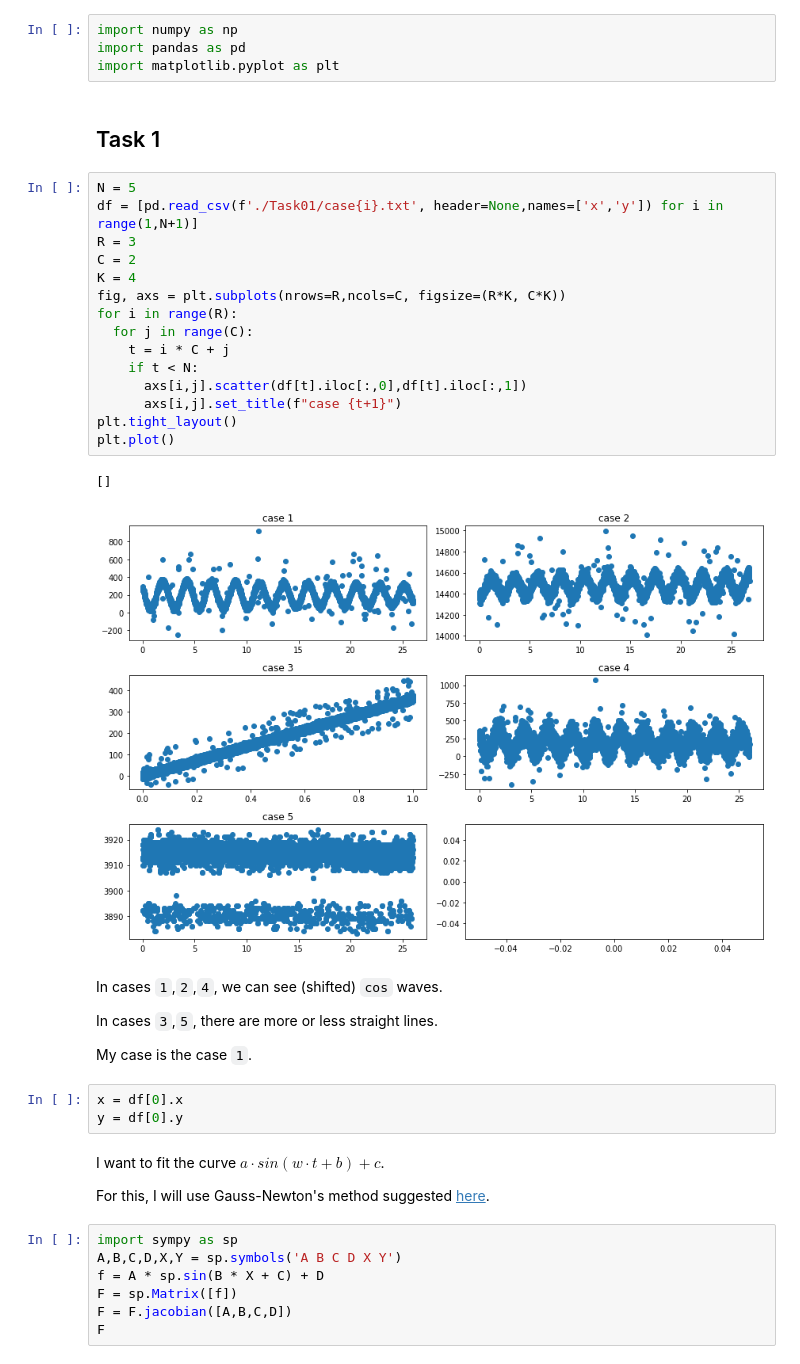
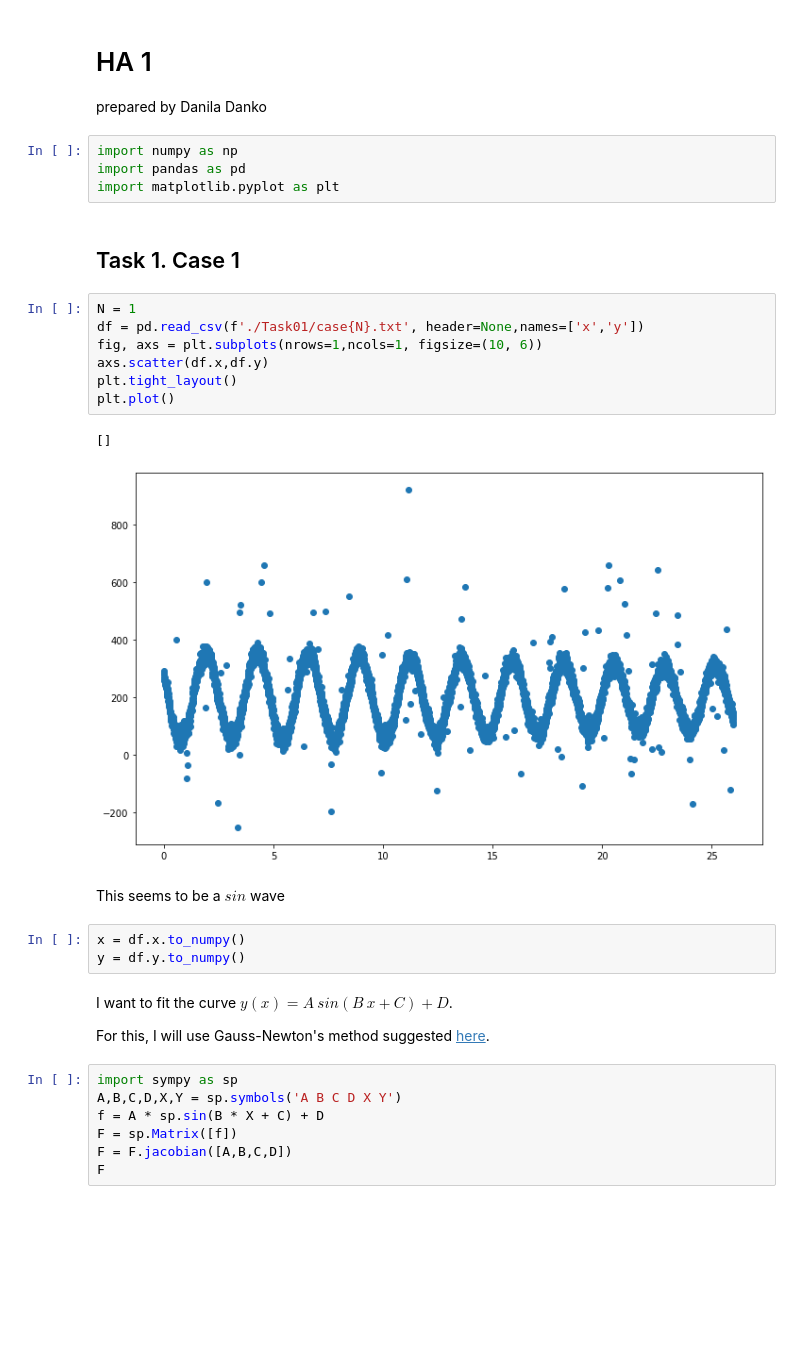
Before and after one commit to deemp/Innopolis, a Jupyter notebook: HA1/HA1.ipynb, the cells around one changed output. Drawn from its saved outputs; the diff is of its cells as text; blank space fills up the shorter version.

```diff
--- a/HA1/HA1.ipynb
+++ b/HA1/HA1.ipynb
@@ -1,38 +1,29 @@
+# %% [markdown]
+# HA 1
+prepared by Danila Danko
 # %%
 import numpy as np
 import pandas as pd
 import matplotlib.pyplot as plt
 # %% [markdown]
-## Task 1
+## Task 1. Case 1
 # %%
-N = 5
-df = [pd.read_csv(f'./Task01/case{i}.txt', header=None,names=['x','y']) for i in range(1,N+1)]
-R = 3
-C = 2
-K = 4
-fig, axs = plt.subplots(nrows=R,ncols=C, figsize=(R*K, C*K))
-for i in range(R):
-  for j in range(C):
-    t = i * C + j
-    if t < N:
-      axs[i,j].scatter(df[t].iloc[:,0],df[t].iloc[:,1])
-      axs[i,j].set_title(f"case {t+1}")
+N = 1
+df = pd.read_csv(f'./Task01/case{N}.txt', header=None,names=['x','y'])
+fig, axs = plt.subplots(nrows=1,ncols=1, figsize=(10, 6))
+axs.scatter(df.x,df.y)
 plt.tight_layout()
 plt.plot()
 # %% [output]
 []
-[figure, old version]
+[figure, new version]
-# %% [markdown]
-In cases `1`,`2`,`4`, we can see (shifted) `cos` waves.
-
-In cases `3`,`5`, there are more or less straight lines.
-
-My case is the case `1`.
+# %% [markdown]
+This seems to be a $sin$ wave
 # %%
-x = df[0].x
-y = df[0].y
+x = df.x.to_numpy()
+y = df.y.to_numpy()
 # %% [markdown]
-I want to fit the curve $a \cdot sin (w \cdot t + b) + c$.
+I want to fit the curve $y(x) = A \ sin (B \ x + C) + D$.
 
 For this, I will use Gauss-Newton's method suggested [here](https://math.stackexchange.com/a/319118).
 # %%
```
Also changed, not shown: parts of 16 cells of this notebook.
